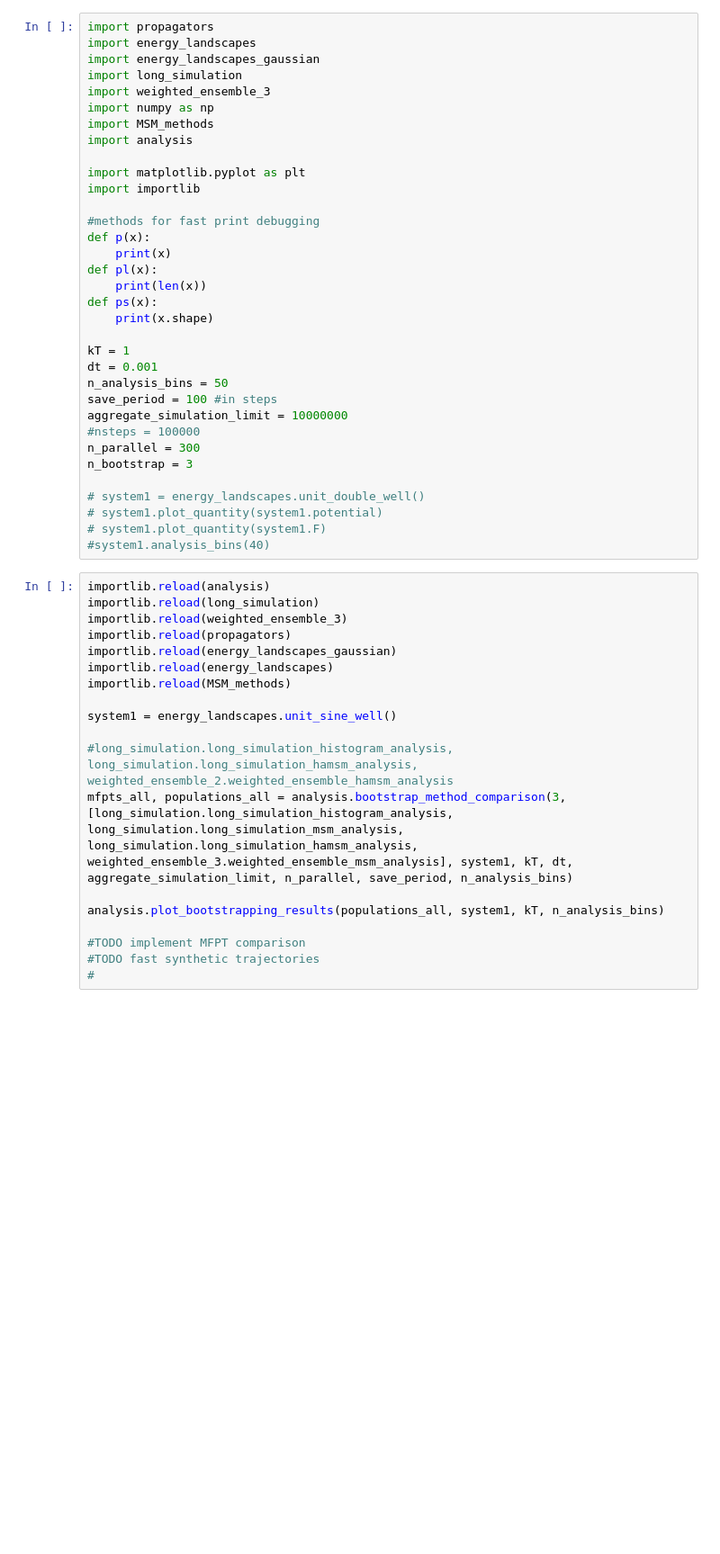
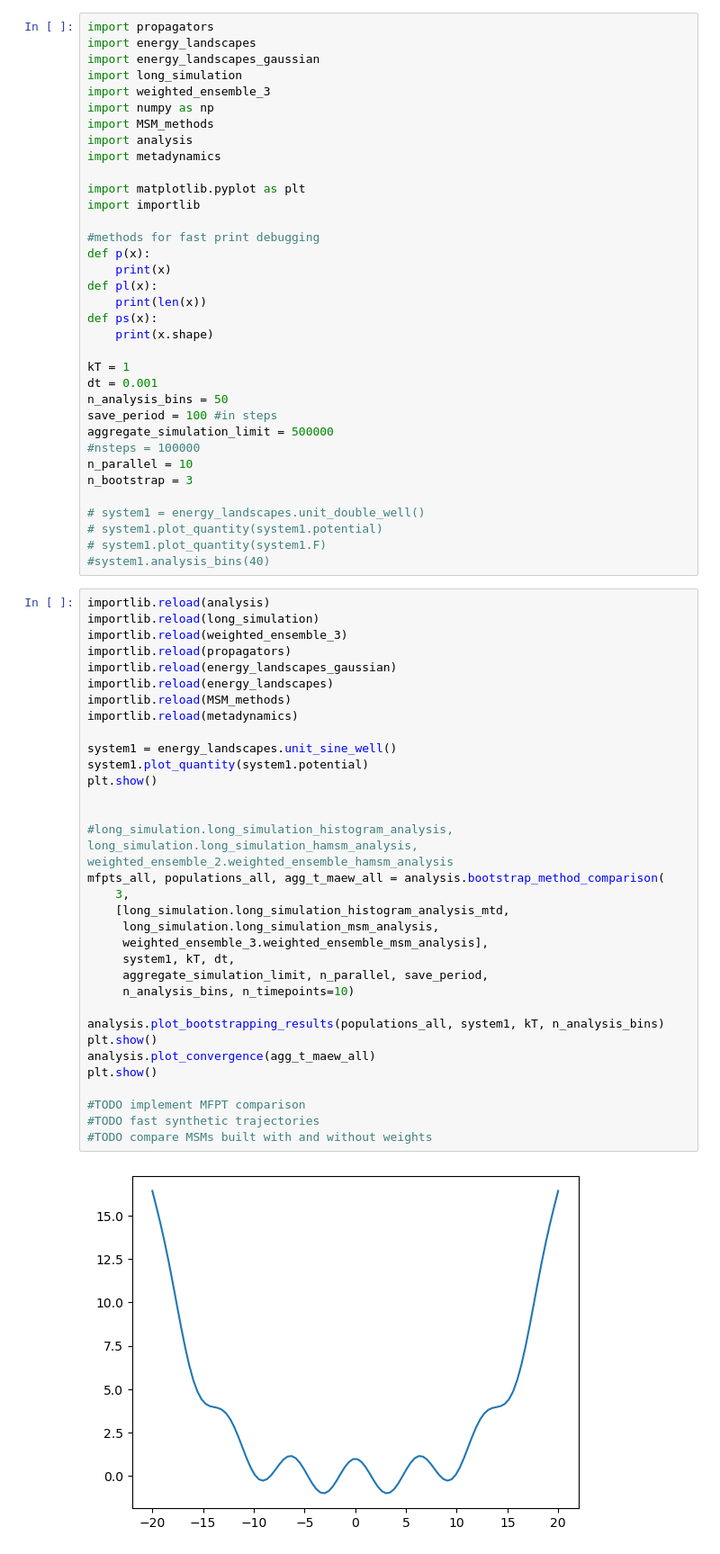
Before and after one commit to JonathanHB/sampling-methods, a Jupyter notebook: testing_v3.ipynb, the cells around one changed output. Shown: that part at 90% size. Cells and saved outputs as stored; diff of their text form; blank space fills up the shorter version.

```diff
--- a/testing_v3.ipynb
+++ b/testing_v3.ipynb
@@ -7,6 +7,7 @@ import weighted_ensemble_3
 import numpy as np
 import MSM_methods
 import analysis
+import metadynamics
 
 import matplotlib.pyplot as plt
 import importlib
@@ -23,9 +24,9 @@ kT = 1
 dt = 0.001
 n_analysis_bins = 50
 save_period = 100 #in steps
-aggregate_simulation_limit = 10000000
+aggregate_simulation_limit = 500000
 #nsteps = 100000
-n_parallel = 300
+n_parallel = 10
 n_bootstrap = 3
 
 # system1 = energy_landscapes.unit_double_well()
@@ -35,20 +36,35 @@ n_bootstrap = 3
 # %%
 importlib.reload(analysis)
 importlib.reload(long_simulation)
 importlib.reload(weighted_ensemble_3)
 importlib.reload(propagators)
 importlib.reload(energy_landscapes_gaussian)
 importlib.reload(energy_landscapes)
 importlib.reload(MSM_methods)
+importlib.reload(metadynamics)
 
 system1 = energy_landscapes.unit_sine_well()
+system1.plot_quantity(system1.potential)
+plt.show()
+
 
 #long_simulation.long_simulation_histogram_analysis, long_simulation.long_simulation_hamsm_analysis, weighted_ensemble_2.weighted_ensemble_hamsm_analysis
-mfpts_all, populations_all = analysis.bootstrap_method_comparison(3, [long_simulation.long_simulation_histogram_analysis, long_simulation.long_simulation_msm_analysis, long_simulation.long_simulation_hamsm_analysis, weighted_ensemble_3.weighted_ensemble_msm_analysis], system1, kT, dt, aggregate_simulation_limit, n_parallel, save_period, n_analysis_bins)
+mfpts_all, populations_all, agg_t_maew_all = analysis.bootstrap_method_comparison(
+    3,
+    [long_simulation.long_simulation_histogram_analysis_mtd,
+     long_simulation.long_simulation_msm_analysis,
+     weighted_ensemble_3.weighted_ensemble_msm_analysis],
+     system1, kT, dt,
+     aggregate_simulation_limit, n_parallel, save_period,
+     n_analysis_bins, n_timepoints=10)
 
 analysis.plot_bootstrapping_results(populations_all, system1, kT, n_analysis_bins)
+plt.show()
+analysis.plot_convergence(agg_t_maew_all)
+plt.show()
 
 #TODO implement MFPT comparison
 #TODO fast synthetic trajectories
-#
+#TODO compare MSMs built with and without weights
 # %% [output]
+[figure, new version]
```
Also changed, not shown: parts of 1 cell of this notebook, 7 other files.
